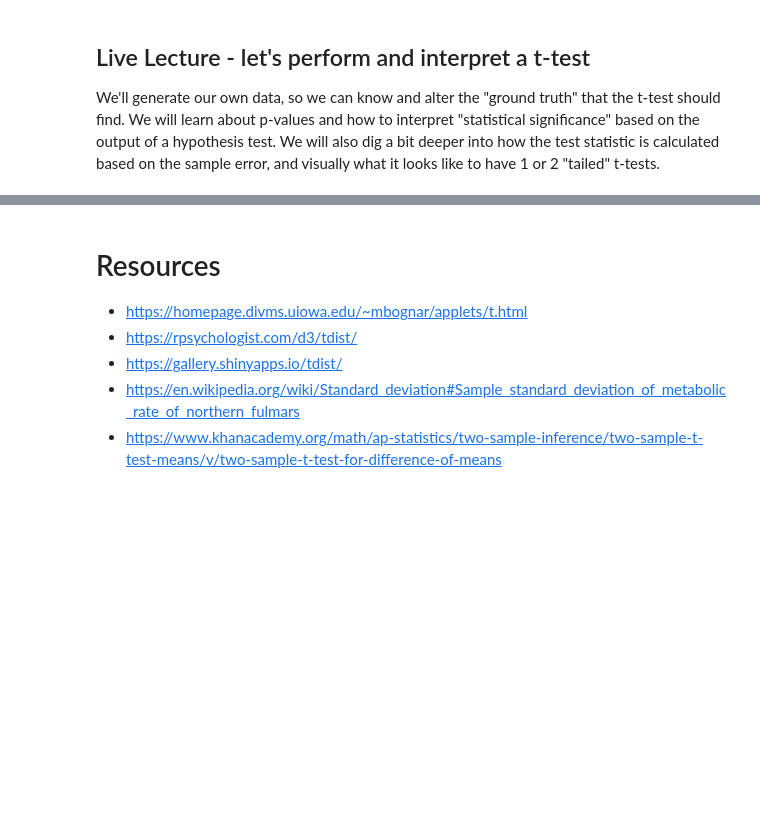
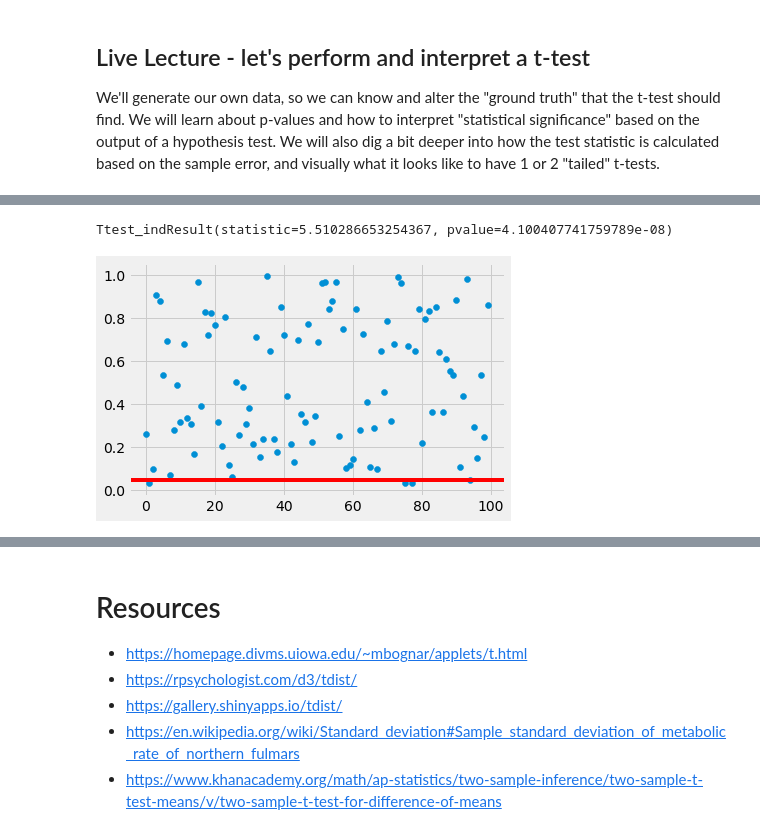
Before and after one commit to cardstud/DS-Unit-1-Sprint-3-Statistical-Tests-and-Experiments, a Jupyter notebook: module1-statistics-probability-and-inference/LS_DS_131_Statistics_Probability_and_Inference.ipynb, the cells around one changed output, grey strips where cells are left out. Drawn from its saved outputs; the diff is of its cells as text; code cells hidden in the pictures; blank space fills up the shorter version.

```diff
--- a/module1-statistics-probability-and-inference/LS_DS_131_Statistics_Probability_and_Inference.ipynb
+++ b/module1-statistics-probability-and-inference/LS_DS_131_Statistics_Probability_and_Inference.ipynb
@@ -148,0 +355,4 @@ from scipy.stats import ttest_ind, ttest_ind_from_stats, ttest_rel
+# %%
+ttest_ind(sample1, sample2)
+# %% [output]
+Ttest_indResult(statistic=5.510286653254367, pvalue=4.100407741759789e-08)
@@ -148,0 +362,19 @@ from scipy.stats import ttest_ind, ttest_ind_from_stats, ttest_rel
+# %%
+pvalue_list = []
+
+for _ in range(100):
+  mu1 = 180
+  sigma1 = 5
+  n1 = 100
+  sample1 = np.random.normal(mu1, sigma1, size=n1)
+  mu2 = 180
+  sigma2 = 5
+  n2 = 100
+  sample2 = np.random.normal(mu2, sigma2, size=n2)
+  _, pvalue = ttest_ind(sample1, sample2)
+  pvalue_list.append(pvalue)
+# %%
+plt.scatter(list(range(100)), pvalue_list);
+plt.axhline(y=0.05, color='r');               # .05 is literature but in real world, lot lower
+# %% [output]
+[figure, added]
```
Also changed, not shown: parts of 72 cells of this notebook.
